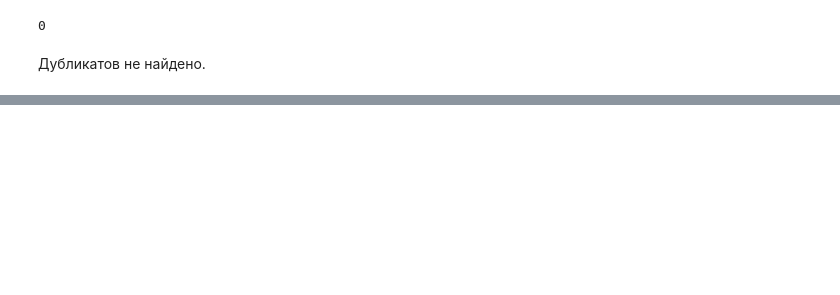
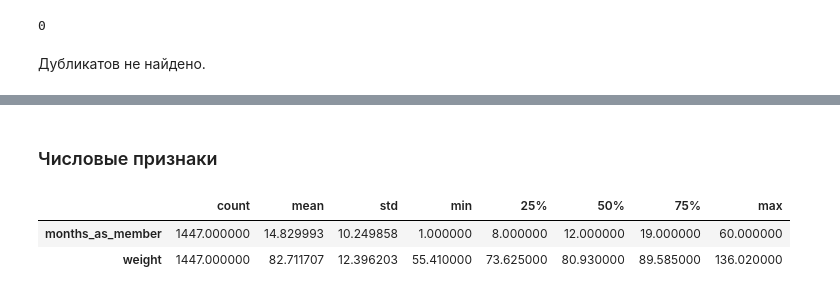
Before and after one commit to Arkturiuso/Fitness_club_project, a Jupyter notebook: Fithess_club.ipynb, the cells around one changed output, grey strips where cells are left out. Cells and saved outputs as stored; diff of their text form; code cells hidden in the pictures; blank space fills up the shorter version.

```diff
--- a/Fithess_club.ipynb
+++ b/Fithess_club.ipynb
@@ -186,0 +206,9 @@ print(df.duplicated().sum())
+# %% [markdown]
+### Числовые признаки
+# %%
+num_cols = ['months_as_member', 'weight', 'days_before']
+df[num_cols].describe().T.style.background_gradient(cmap='Blues')
+# %% [output]
+|  | count | mean | std | min | 25% | 50% | 75% | max |
+| months_as_member | 1447.000000 | 14.829993 | 10.249858 | 1.000000 | 8.000000 | 12.000000 | 19.000000 | 60.000000 |
+| weight | 1447.000000 | 82.711707 | 12.396203 | 55.410000 | 73.625000 | 80.930000 | 89.585000 | 136.020000 |
```
Also changed, not shown: parts of 29 cells of this notebook.
